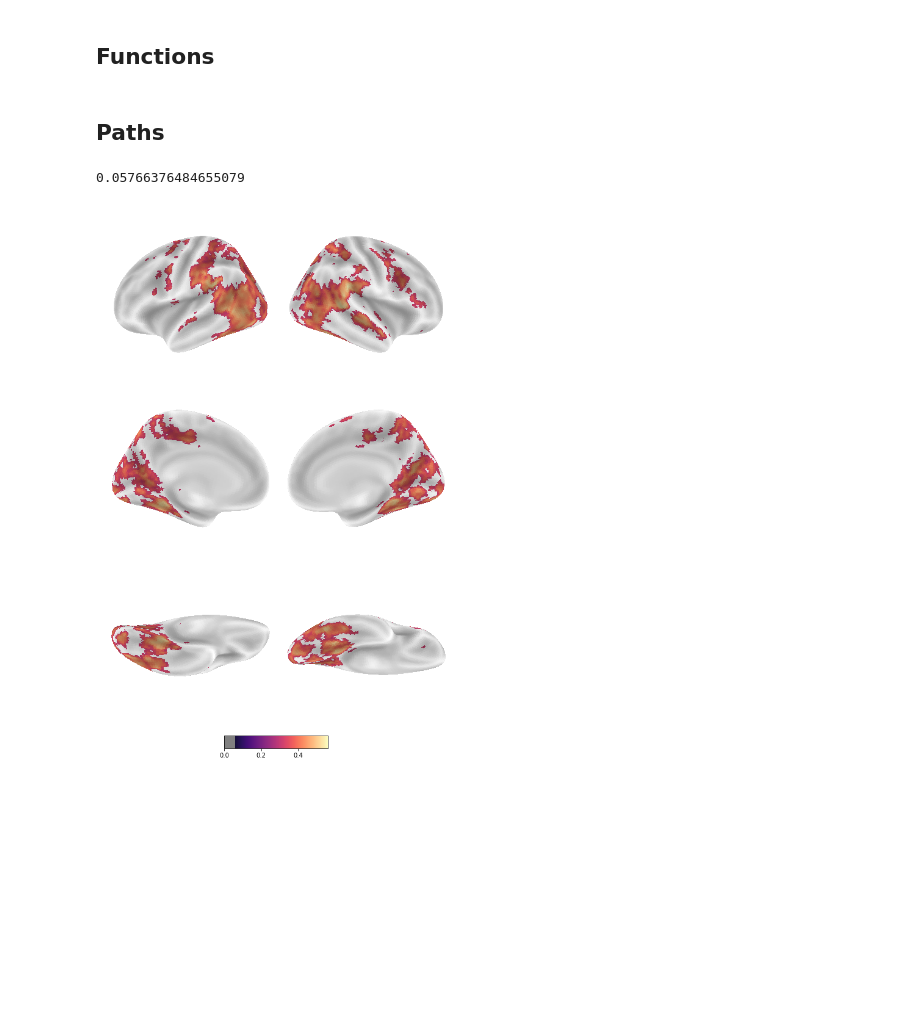
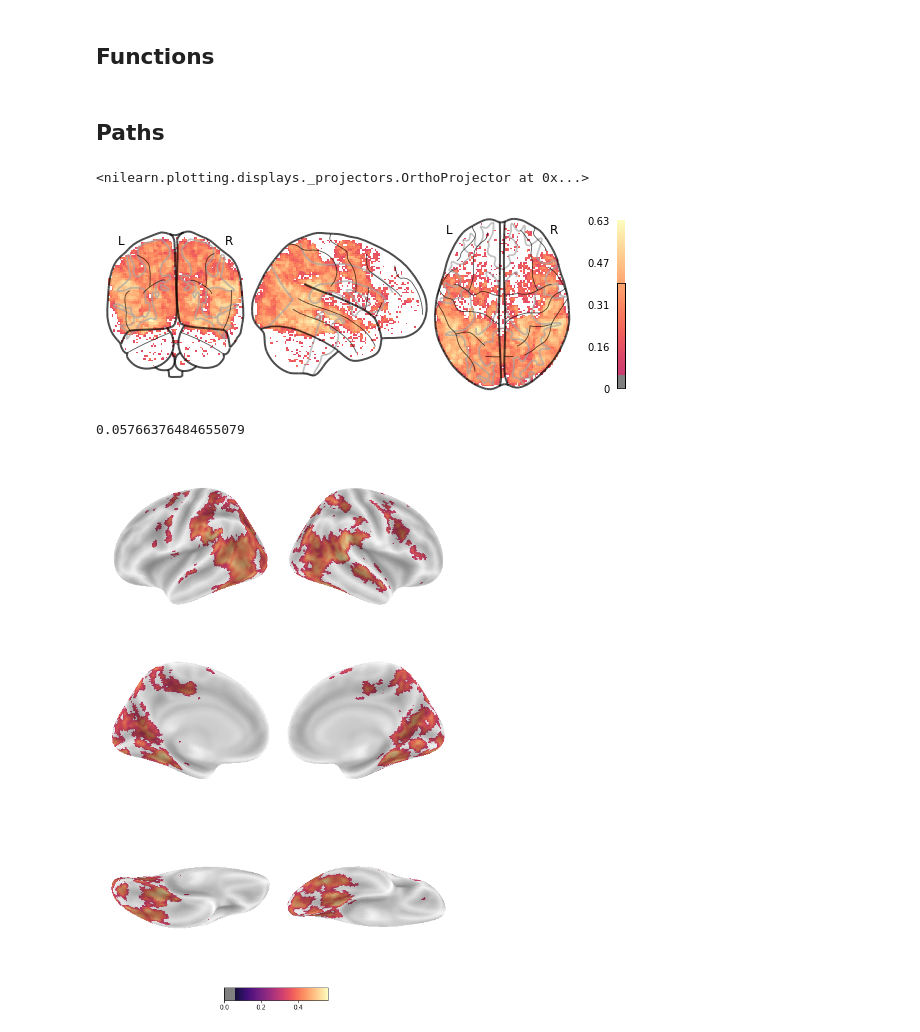
Before and after one commit to Isik-lab/SIfMRI_analysis, a Jupyter notebook: notebooks/Voxelwise PCA.ipynb, the cells around one changed output. Cells and saved outputs as stored; diff of their text form; code cells hidden in the pictures; blank space fills up the shorter version.

```diff
--- a/notebooks/Voxelwise PCA.ipynb
+++ b/notebooks/Voxelwise PCA.ipynb
@@ -91,13 +91,22 @@ from statsmodels.stats.multitest import fdrcorrection
 # %%
 sid = 'all'
 ps = np.load(f'{out_dir}/VoxelPermutation/sub-{sid}/sub-{sid}_feature-all_ps.npy')
-rs = np.load(f'{out_dir}/VoxelPermutation/sub-{sid}/sub-{sid}_feature-all_rs.npy')
+# rs = np.load(f'{out_dir}/VoxelPermutation/sub-{sid}/sub-{sid}_feature-all_rs.npy')
+y = np.load(f'{out_dir}/VoxelEncoding/sub-{sid}_y_true.npy')
+y_hat = np.load(f'{out_dir}/VoxelEncoding/sub-{sid}_y_pred.npy')
+rs = tools.corr2d(y, y_hat)
 sig_bool, ps_corrected = fdrcorrection(ps, alpha=5e-2)
 sig_bool = np.invert(sig_bool)
 indices = np.where(sig_bool)[0]
 rs[indices] = 0
 threshold = rs[rs > 0].min()
 brain_map = mkNifti(rs, mask, mask_im)
+# %%
+plotting.plot_glass_brain(brain_map, cmap=cmap,
+                          colorbar=True, threshold=threshold)
+# %% [output]
+<nilearn.plotting.displays._projectors.OrthoProjector at 0x...>
+[figure, added]
 # %%
 fsaverage = datasets.fetch_surf_fsaverage()
 texture = {'left': [], 'right': []}
```
Also changed, not shown: parts of 7 cells of this notebook, 1 other file.
